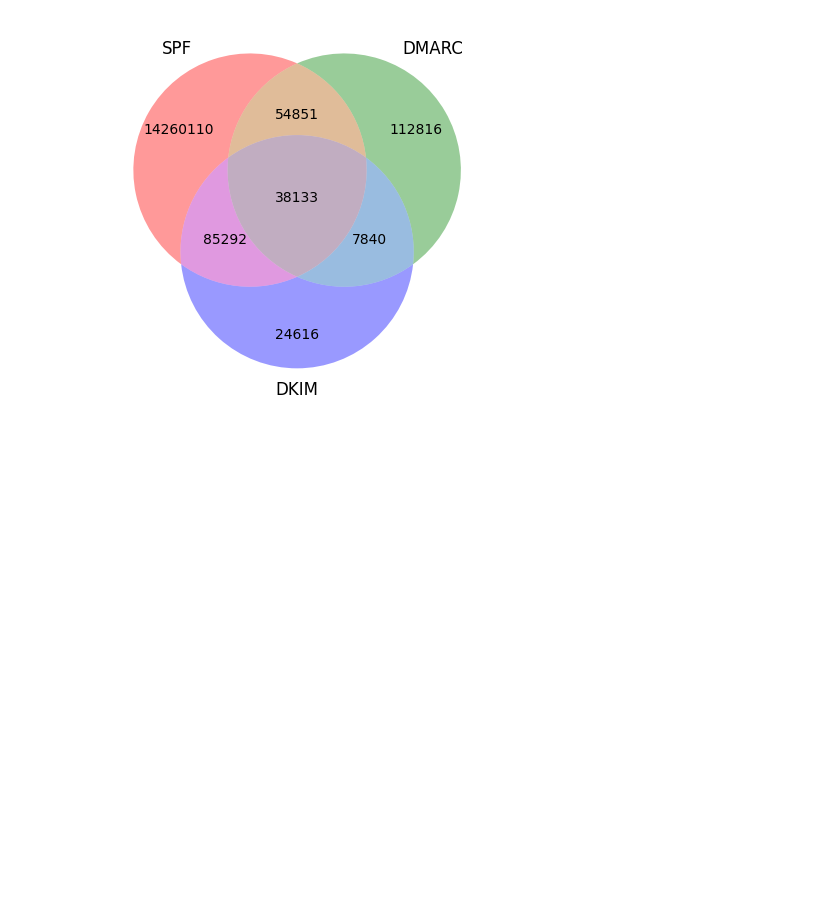
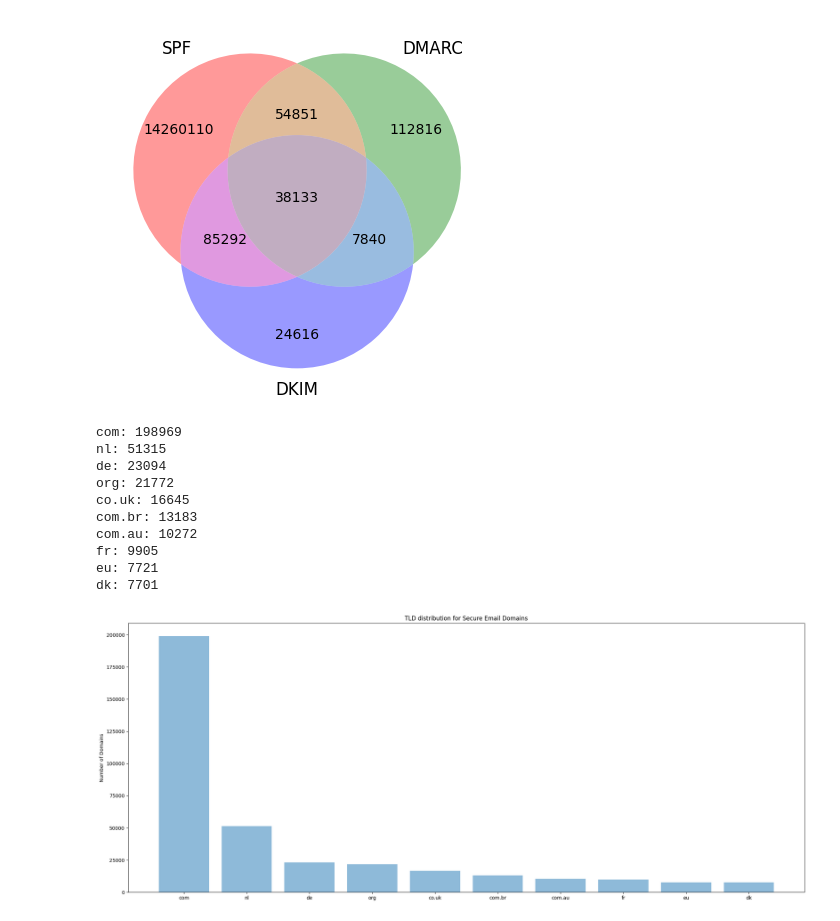
Before and after one commit to payatu/email-sec-study, a Jupyter notebook: notebooks/analysis.ipynb, the cells around one changed output. Drawn from its saved outputs; the diff is of its cells as text; code cells hidden in the pictures; blank space fills up the shorter version.

```diff
--- a/notebooks/analysis.ipynb
+++ b/notebooks/analysis.ipynb
@@ -32,16 +32,16 @@ def process_query(col,query):
 
     return df
 
-mongo_host = "127.0.0.1"
+mongo_host = "10.0.0.1"
 mongo_port = 27017
 
 mongo_user = "root"
-mongo_pass = "mongo_pw_1337"
+mongo_pass = "mongo@1337"
 
 auth_db = "admin"
 
 client = MongoClient(f'mongodb://{mongo_user}:{urllib.parse.quote_plus(mongo_pass)}@{mongo_host}:{mongo_port}/{auth_db}')
-db = client.data
+db = client.research
 
 colist = db.list_collection_names()
 print(colist)
@@ -303,0 +368,42 @@ v = venn3_unweighted([set_spf_bp, set_dmarc_bp, set_dkim_bp], ('SPF', 'DMARC', '
+# %%
+# TLD distribution for Secure Email Domains
+
+extn = []
+for domain in intersect_all:
+    x = domain.split('.')[1:]
+    ext = ".".join(x)
+    extn.append(ext)
+
+extl = []
+for count, elem in sorted(((extn.count(e), e) for e in set(extn)), reverse=True):
+    ext = [elem,count]
+    extl.append(ext)
+
+n = 10
+res = sorted(extl, key = lambda x: x[1], reverse = True)[:n]
+
+for r in res:
+    print('%s: %i' % tuple(r))
+
+slp = list(f[0] for f in res)
+sln = list(f[1] for f in res)
+y_pos = np.arange(len(res))
+plt.figure(figsize=(25,10))
+plt.bar(y_pos, sln, align='center', alpha=0.5)
+plt.xticks(y_pos, slp)
+plt.ylabel('Number of Domains')
+plt.title('TLD distribution for Secure Email Domains')
+
+plt.show()
+# %% [output]
+com: 198969
+nl: 51315
+de: 23094
+org: 21772
+co.uk: 16645
+com.br: 13183
+com.au: 10272
+fr: 9905
+eu: 7721
+dk: 7701
+[figure, added]
```
Also changed, not shown: parts of 4 cells of this notebook.
